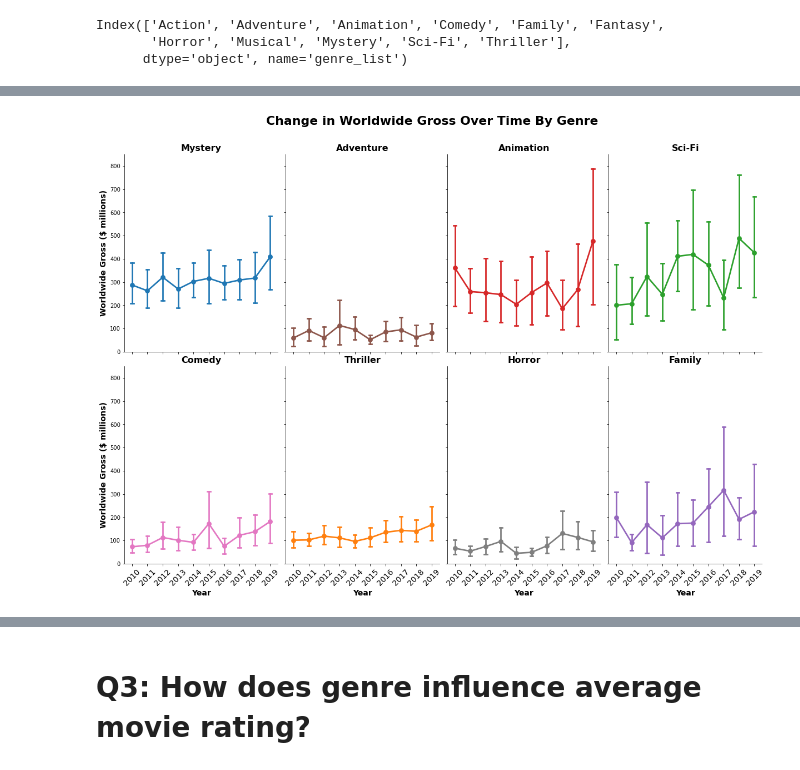
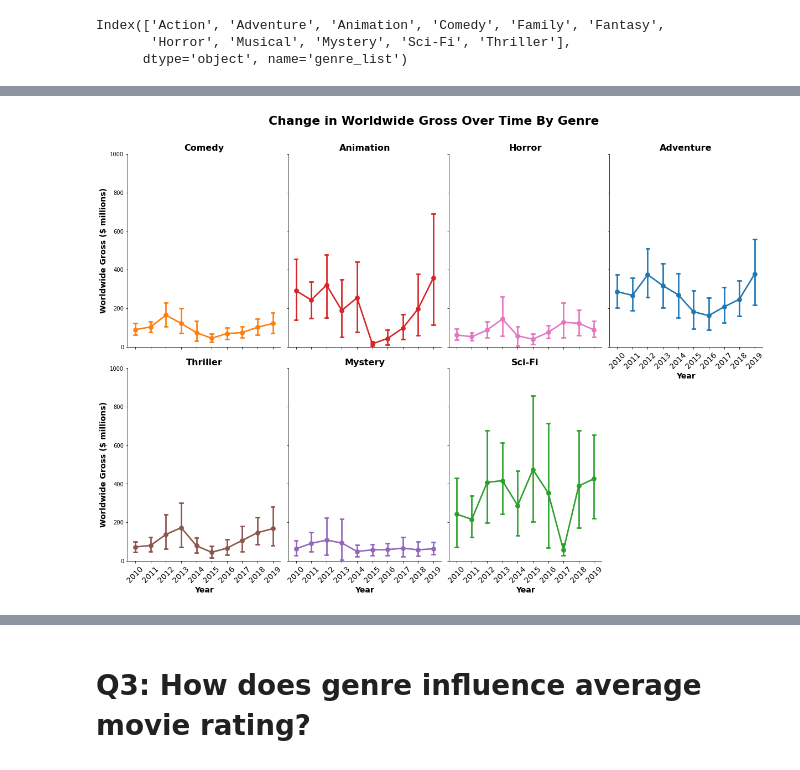
Before and after one commit to zero731/dsc-mod-1-project-v2-1-onl01-dtsc-ft-070620, a Jupyter notebook: student.ipynb, the cells around one changed output, grey strips where cells are left out. Cells and saved outputs as stored; diff of their text form; code cells hidden in the pictures.

```diff
--- a/student.ipynb
+++ b/student.ipynb
@@ -879,7 +1104,7 @@ display(top_genres_df.shape, top_genres_df.head())
 5 rows × 34 columns
 # %%
 ## drop genre columns from df that don't correspond to one of the top 8 genres
-top_genres_df = top_genres_df.drop(['numeratorROI', 'Music', 'Musical', 'Crime', 'Fantasy', 'Western',
+top_genres_df = top_genres_df.drop(['numeratorROI', 'Music', 'Musical', 'Crime', 'Fantasy', 'Western', 'Family',
                'Biography', 'History', 'War', 'Documentary', 'Sport',
                'Romance', 'Drama', 'Horror', 'Action'], axis=1)
 top_genres_df.head()
@@ -891,8 +1116,6 @@ top_genres_df.head()
 | 4 | tt0376136 | The Rum Diary | 2011 | Comedy,Drama | 6.2 | 45000000.0 | 3.013496e+07 | 45.0 | 30.13 | ... |
 | 5 | tt0377981 | Gnomeo & Juliet | 2011 | Adventure,Animation,Comedy | 5.9 | 36000000.0 | 1.939677e+08 | 36.0 | 193.97 | ... |
 # %%
-top_genre_list = ['Adventure', 'Mystery', 'Animation', 'Sci-Fi', 'Thriller', 'Comedy', 'Horror', 'Family']
-
 def fix_genre(genres):
     """ take in a string of genres, split it by commas into a list, and only append genres from
     top_genre_list to a new list of genres
@@ -901,7 +1124,7 @@ def fix_genre(genres):
     new_genres = []
     genres = genres.split(',')
     for g in genres:
-        if g in top_genre_list:
+        if g in top_genres_list:
             new_genres.append(g)
     return new_genres
 # %%
@@ -956,10 +1172,3 @@ thriller_df = explode_top_genres.loc[explode_top_genres['top_genre_list']=='Thri
 comedy_df = explode_top_genres.loc[explode_top_genres['top_genre_list']=='Comedy']
 horror_df = explode_top_genres.loc[explode_top_genres['top_genre_list']=='Horror']
 family_df = explode_top_genres.loc[explode_top_genres['top_genre_list']=='Family']
-# %%
-ax = sns.distplot(financial_dropna['ww_gross1mil'], color='r', label='All Movies')
-ax = sns.distplot(med_financial_df['ww_gross1mil'], color='b', label='Top Grossing Movies')
-ax = sns.distplot(explode_top_genres['ww_gross1mil'], color='g', label='Top Grossing Genres')
-ax.set(xlim=(-200, 1000))
-ax.get_figure().set_size_inches((12,8))
-ax.legend()
@@ -969,6 +1174,0 @@ ax.legend()
-# %%
-ax = sns.distplot(med_financial_df['ROI'], color='b', label='Top Grossing Movies')
-ax = sns.distplot(explode_top_genres['ROI'], color='g', label='Top Grossing Genres')
-ax.set(xlim=(-200, 1000))
-ax.get_figure().set_size_inches((12,8))
-ax.legend()
@@ -978,23 +1175,23 @@ ax.legend()
 # %%
 g = sns.catplot(x="startYear", y="ww_gross1mil", col="top_genre_list", col_wrap=4,
                 capsize=.2, height=6, aspect=.7, col_order=top_genre_list,
                 kind="point", hue="top_genre_list", data=explode_top_genres)
 
-g.set(ylim=(0, 850))
+g.set(ylim=(0, 1000))
 
 axes = g.axes.flatten()
 for i, genre in enumerate(top_genres_list):
     axes[i].set_title(genre, fontsize=16, weight='bold')
 
 axes[0].set_ylabel('Worldwide Gross ($ millions)', fontsize='14', weight='bold')
 axes[4].set_ylabel('Worldwide Gross ($ millions)', fontsize='14', weight='bold')
 
-for ax in axes[4:]:
+for ax in axes[3:]:
     ax.set_xlabel('Year', fontsize='14', weight='bold')
 
 g.set_xticklabels(ax.get_xticklabels(), rotation=45, fontsize=14)
 
 g.fig.suptitle("Change in Worldwide Gross Over Time By Genre", size=22, weight='bold')
 g.fig.subplots_adjust(top=.9)
 # %% [output]
-[figure, old version]
+[figure, new version]
```
Also changed, not shown: parts of 81 cells of this notebook, 4 other files.
